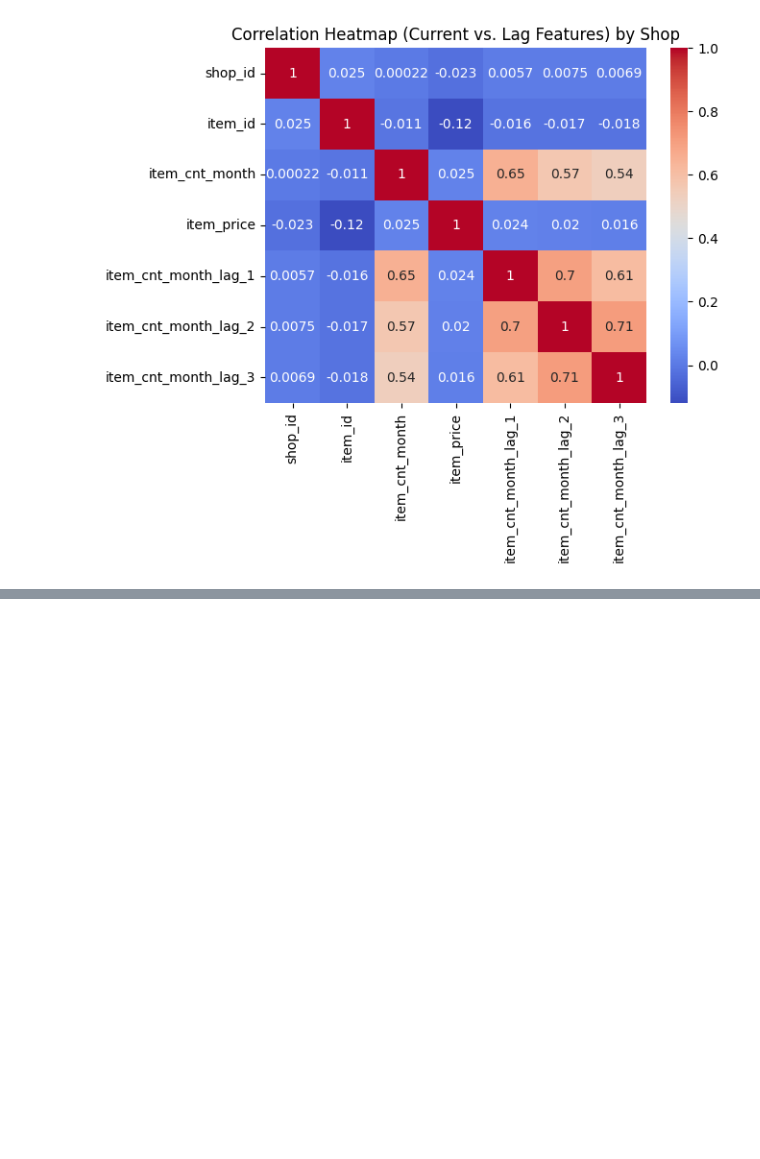
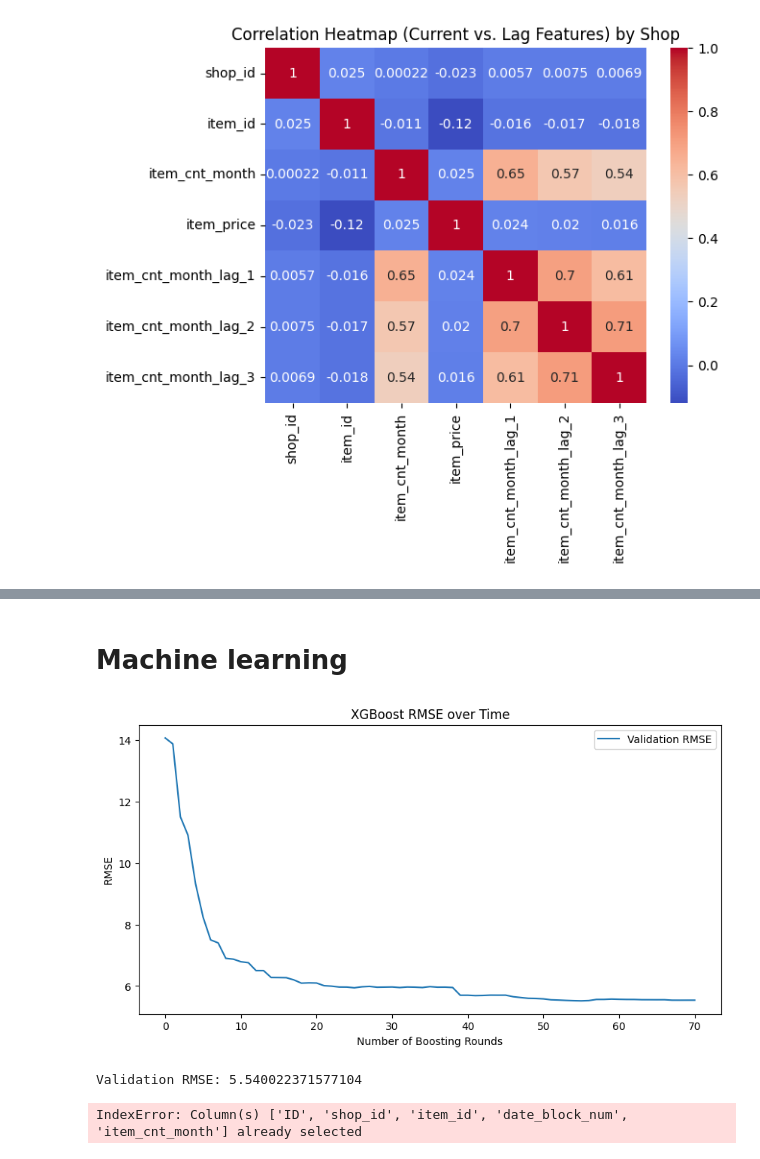
Before and after one commit to ishamel101/Predict-Future-Sales, a Jupyter notebook: fetures_sales.ipynb, the cells around one changed output, grey strips where cells are left out. Saved outputs shown, nothing was run; the diff lists cells and outputs as text; code cells hidden in the pictures; blank space fills up the shorter version.

Commit message:
Changes to be committed: 	modified:   fetures_sales.ipynb

```diff
--- a/fetures_sales.ipynb
+++ b/fetures_sales.ipynb
@@ -324,5 +332,5 @@ test_data.head()
 # Add rolling window features
 monthly_df['rolling_mean_3'] = monthly_df.groupby(['shop_id', 'item_id'])['item_cnt_month'].transform(lambda x: x.rolling(window=3).mean())
 monthly_df['rolling_std_3'] = monthly_df.groupby(['shop_id', 'item_id'])['item_cnt_month'].transform(lambda x: x.rolling(window=3).std())
-monthly_sales.fillna(0, inplace=True)
+monthly_df.fillna(0, inplace=True)
 monthly_df.head()
@@ -475,0 +337,8 @@ monthly_sales.to_csv('monthly_sales.csv', index=False)
+# %% [markdown]
+# Machine learning
+# %%
+# Train-validation split
+X_train = monthly_df[monthly_df['date_block_num'] < 33].drop(['item_cnt_month'], axis=1)
+y_train = monthly_df[monthly_df['date_block_num'] < 33]['item_cnt_month']
+X_valid = monthly_df[monthly_df['date_block_num'] == 33].drop(['item_cnt_month'], axis=1)
+y_valid = monthly_df[monthly_df['date_block_num'] == 33]['item_cnt_month']
@@ -475,0 +349,52 @@ monthly_sales.to_csv('monthly_sales.csv', index=False)
+# %%
+# Define parameters
+params = {
+    'objective': 'reg:squarederror',
+    'eval_metric': 'rmse',
+    'learning_rate': 0.4,
+    'max_depth': 7,
+    'min_child_weight': 1,
+    'gamma': 0.1,
+    'colsample_bytree': 0.4
+}
+
+# Train the model
+model = xgb.train(params, dtrain, num_boost_round=500, evals=[(dvalid, 'eval')], early_stopping_rounds=15, verbose_eval=False)
+
+# Train the model
+evals_result = {}
+model = xgb.train(params, dtrain, num_boost_round=500, evals=[(dvalid, 'eval')],
+                  early_stopping_rounds=15, evals_result=evals_result, verbose_eval=False)
+
+# Extract the RMSE from the evaluation results
+epochs = len(evals_result['eval']['rmse'])
+x_axis = range(0, epochs)
+rmse = evals_result['eval']['rmse']
+
+# Plot the RMSE over the epochs
+plt.figure(figsize=(10, 5))
+plt.plot(x_axis, rmse, label='Validation RMSE')
+plt.xlabel('Number of Boosting Rounds')
+plt.ylabel('RMSE')
+plt.title('XGBoost RMSE over Time')
+plt.legend()
+plt.show()
+# %% [output]
+[figure, added]
+# %%
+# Evaluate the model on the validation set
+y_pred = model.predict(dvalid)
+rmse = root_mean_squared_error(y_valid, y_pred)
+print(f'Validation RMSE: {rmse}')
+# %% [output]
+Validation RMSE: 5.540022371577104
+# %%
+# Prepare the test dataset for prediction
+X_test = test_data[['date_block_num','shop_id','item_id','item_price','item_cnt_month_lag_1',
+                    'item_cnt_month_lag_2','item_cnt_month_lag_3','rolling_mean_3','rolling_std_3']]
+dtest = xgb.DMatrix(X_test)
+
+# Make predictions
+test_data['item_cnt_month'] = model.predict(dtest).clip(0, 20)
+# %% [output]
+IndexError: Column(s) ['ID', 'shop_id', 'item_id', 'date_block_num', 'item_cnt_month'] already selected
```
Also changed, not shown: parts of 9 cells of this notebook.
